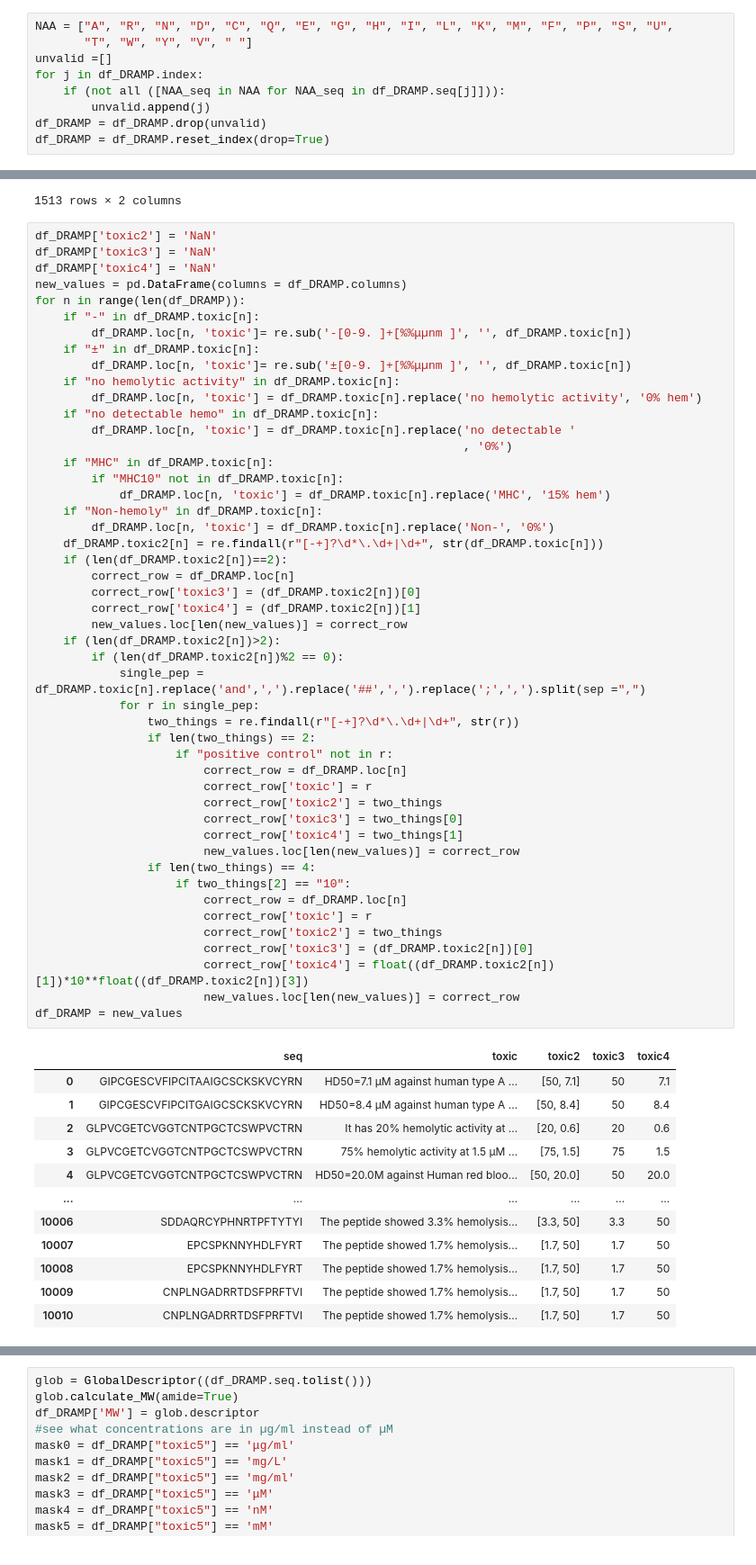
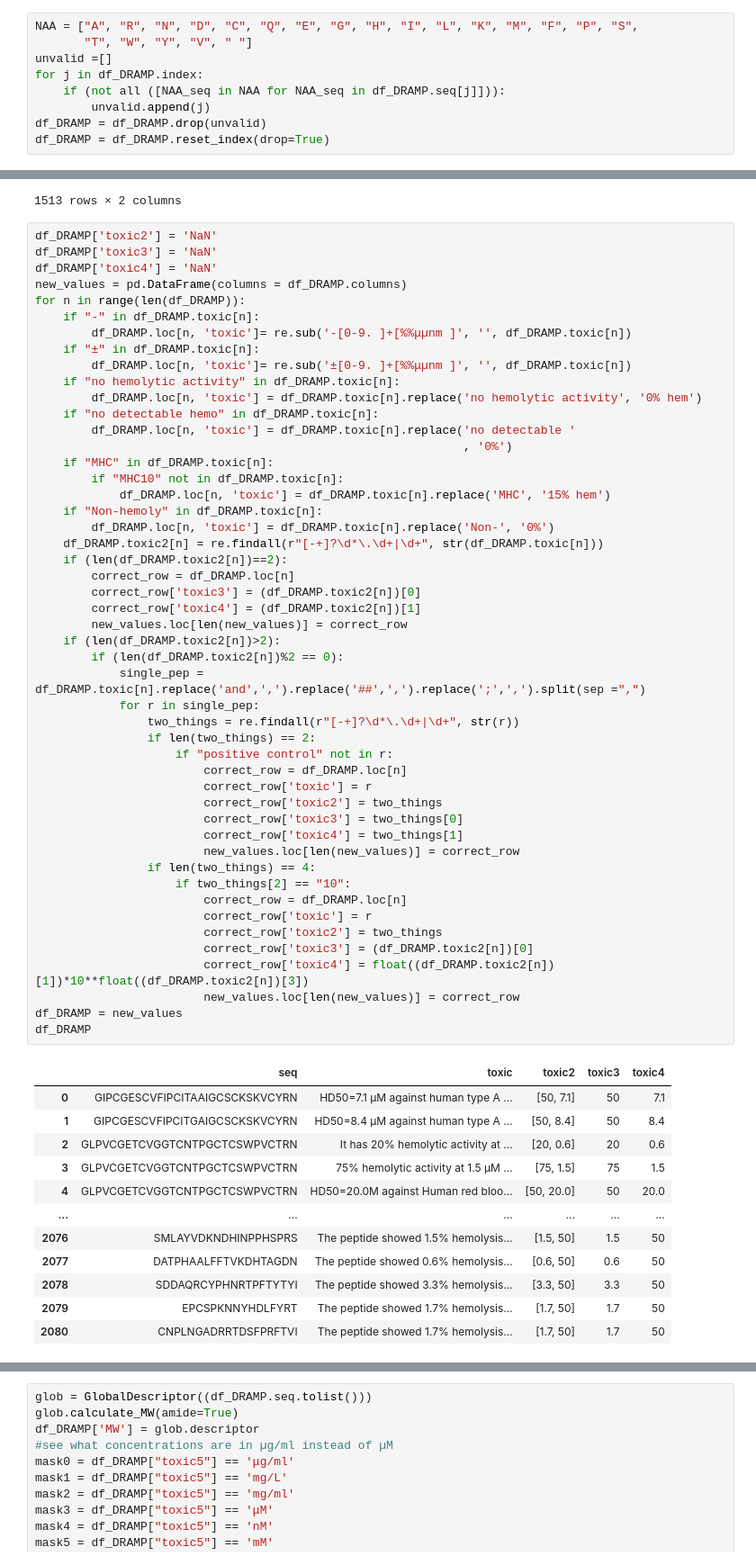
Before and after one commit to JJvRijn/toxicity_scraping, a Jupyter notebook: Scraping_DRAMP.ipynb, the cells around one changed output, grey strips where cells are left out. Shown at 90% size. Cells and saved outputs as stored; diff of their text form.

```diff
--- a/Scraping_DRAMP.ipynb
+++ b/Scraping_DRAMP.ipynb
@@ -30,7 +30,7 @@ df_DRAMP
 | 5818 | YYNPLPHDCGRDNNTDICSR | [Ref.29307492] No hemolytic activ... |
 5819 rows × 2 columns
 # %%
-NAA = ["A", "R", "N", "D", "C", "Q", "E", "G", "H", "I", "L", "K", "M", "F", "P", "S", "U",
+NAA = ["A", "R", "N", "D", "C", "Q", "E", "G", "H", "I", "L", "K", "M", "F", "P", "S",
        "T", "W", "Y", "V", " "]
 unvalid =[]
 for j in df_DRAMP.index:
@@ -90,35 +90,36 @@ for n in range(len(df_DRAMP)):
     if (len(df_DRAMP.toxic2[n])>2):
         if (len(df_DRAMP.toxic2[n])%2 == 0):
             single_pep = df_DRAMP.toxic[n].replace('and',',').replace('##',',').replace(';',',').split(sep =",")
             for r in single_pep:
                 two_things = re.findall(r"[-+]?\d*\.\d+|\d+", str(r))
                 if len(two_things) == 2:
                     if "positive control" not in r:
                         correct_row = df_DRAMP.loc[n]
                         correct_row['toxic'] = r
                         correct_row['toxic2'] = two_things
                         correct_row['toxic3'] = two_things[0]
                         correct_row['toxic4'] = two_things[1]
                         new_values.loc[len(new_values)] = correct_row
                 if len(two_things) == 4:
                     if two_things[2] == "10":
                         correct_row = df_DRAMP.loc[n]
                         correct_row['toxic'] = r
                         correct_row['toxic2'] = two_things
                         correct_row['toxic3'] = (df_DRAMP.toxic2[n])[0]
                         correct_row['toxic4'] = float((df_DRAMP.toxic2[n])[1])*10**float((df_DRAMP.toxic2[n])[3])
                         new_values.loc[len(new_values)] = correct_row
 df_DRAMP = new_values
+df_DRAMP
 # %% [output]
 |  | seq | toxic | toxic2 | toxic3 | toxic4 |
 | 0 | GIPCGESCVFIPCITAAIGCSCKSKVCYRN | HD50=7.1 µM against human type A ... | [50, 7.1] | 50 | 7.1 |
 | 1 | GIPCGESCVFIPCITGAIGCSCKSKVCYRN | HD50=8.4 µM against human type A ... | [50, 8.4] | 50 | 8.4 |
 | 2 | GLPVCGETCVGGTCNTPGCTCSWPVCTRN | It has 20% hemolytic activity at ... | [20, 0.6] | 20 | 0.6 |
 | 3 | GLPVCGETCVGGTCNTPGCTCSWPVCTRN | 75% hemolytic activity at 1.5 μM ... | [75, 1.5] | 75 | 1.5 |
 | 4 | GLPVCGETCVGGTCNTPGCTCSWPVCTRN | HD50=20.0M against Human red bloo... | [50, 20.0] | 50 | 20.0 |
 | ... | ... | ... | ... | ... | ... |
-| 10006 | SDDAQRCYPHNRTPFTYTYI | The peptide showed 3.3% hemolysis... | [3.3, 50] | 3.3 | 50 |
-| 10007 | EPCSPKNNYHDLFYRT | The peptide showed 1.7% hemolysis... | [1.7, 50] | 1.7 | 50 |
-| 10008 | EPCSPKNNYHDLFYRT | The peptide showed 1.7% hemolysis... | [1.7, 50] | 1.7 | 50 |
-| 10009 | CNPLNGADRRTDSFPRFTVI | The peptide showed 1.7% hemolysis... | [1.7, 50] | 1.7 | 50 |
-| 10010 | CNPLNGADRRTDSFPRFTVI | The peptide showed 1.7% hemolysis... | [1.7, 50] | 1.7 | 50 |
+| 2076 | SMLAYVDKNDHINPPHSPRS | The peptide showed 1.5% hemolysis... | [1.5, 50] | 1.5 | 50 |
+| 2077 | DATPHAALFFTVKDHTAGDN | The peptide showed 0.6% hemolysis... | [0.6, 50] | 0.6 | 50 |
+| 2078 | SDDAQRCYPHNRTPFTYTYI | The peptide showed 3.3% hemolysis... | [3.3, 50] | 3.3 | 50 |
+| 2079 | EPCSPKNNYHDLFYRT | The peptide showed 1.7% hemolysis... | [1.7, 50] | 1.7 | 50 |
+| 2080 | CNPLNGADRRTDSFPRFTVI | The peptide showed 1.7% hemolysis... | [1.7, 50] | 1.7 | 50 |
```
Also changed, not shown: parts of 3 cells of this notebook.
